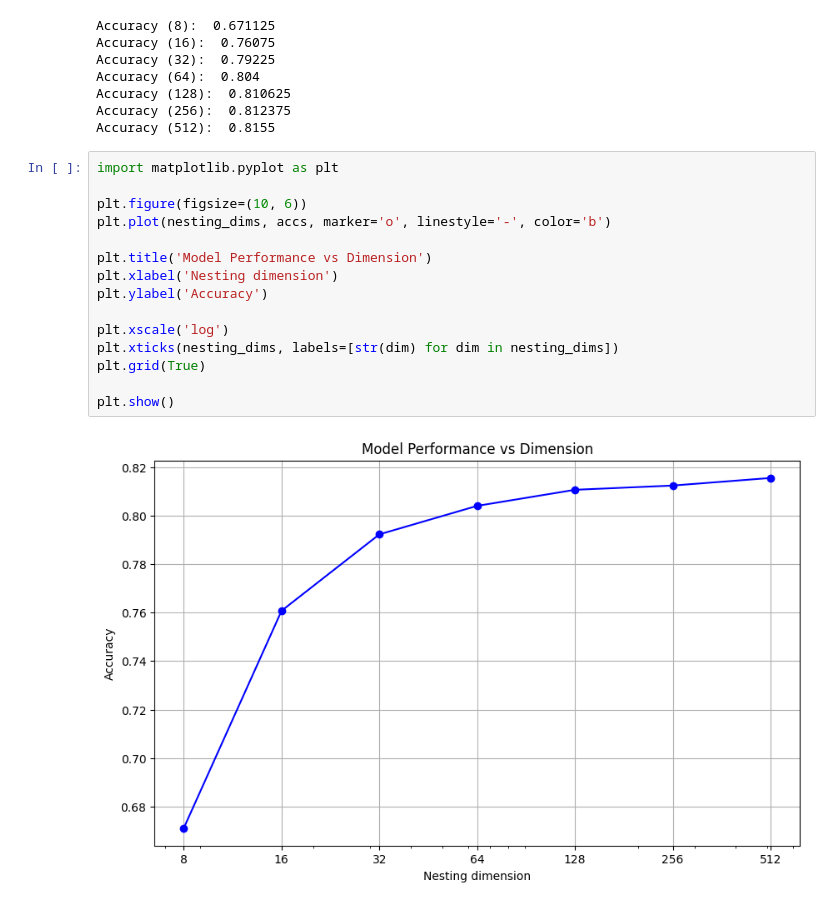
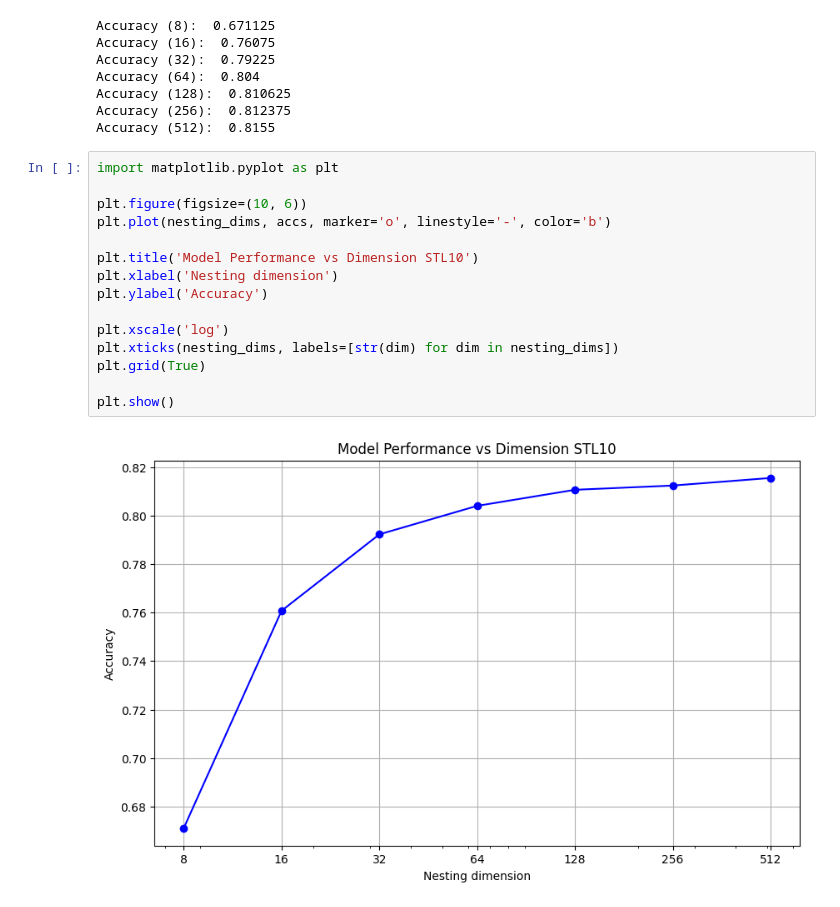
Before and after one commit to filipbasara0/matryoshka-representation-learning, a Jupyter notebook: notebooks/linear-probing-stl.ipynb, the cells around one changed output. Saved outputs shown, nothing was run; the diff lists cells and outputs as text.

```diff
--- a/notebooks/linear-probing-stl.ipynb
+++ b/notebooks/linear-probing-stl.ipynb
@@ -193,17 +152,17 @@ Accuracy (512):  0.8155
 # %%
 import matplotlib.pyplot as plt
 
 plt.figure(figsize=(10, 6))
 plt.plot(nesting_dims, accs, marker='o', linestyle='-', color='b')
 
-plt.title('Model Performance vs Dimension')
+plt.title('Model Performance vs Dimension STL10')
 plt.xlabel('Nesting dimension')
 plt.ylabel('Accuracy')
 
 plt.xscale('log')
 plt.xticks(nesting_dims, labels=[str(dim) for dim in nesting_dims])
 plt.grid(True)
 
 plt.show()
 # %% [output]
-[figure, old version]
+[figure, new version]
```
Also changed, not shown: parts of 1 cell of this notebook, 2 other files.
